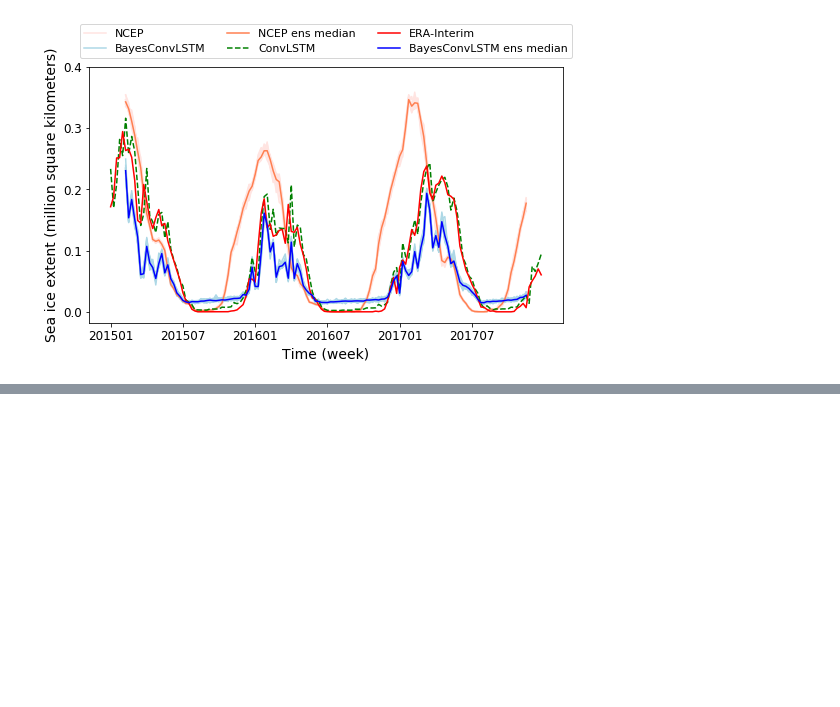
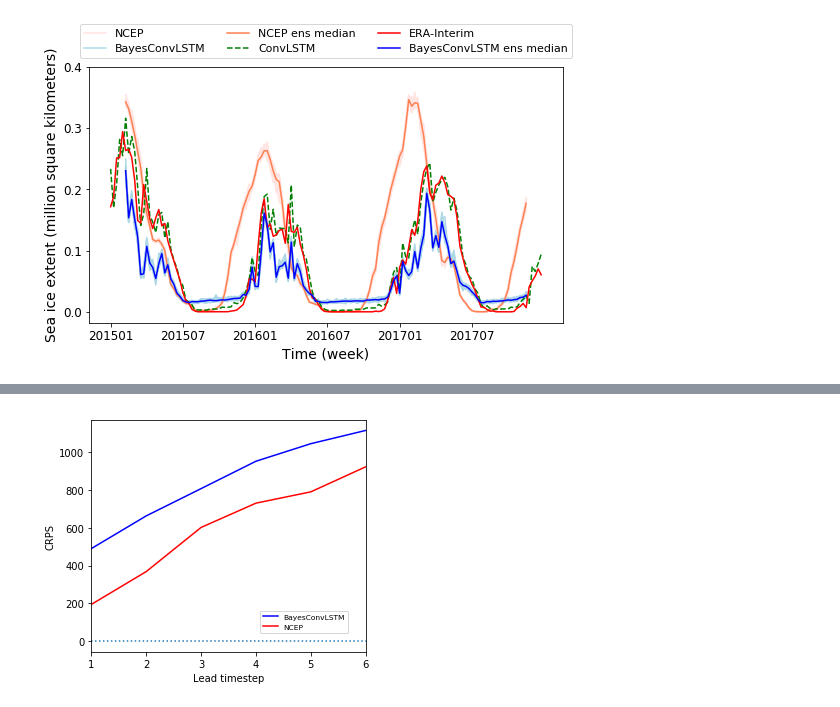
Before and after one commit to geek-yang/DeepArctic, a Jupyter notebook: BayesMap/SenseParam/validAll/map_BayesConvLSTM_SIC_Barents_param_verifyAll_NCEP.ipynb, the cells around one changed output, grey strips where cells are left out. Saved outputs shown, nothing was run; the diff lists cells and outputs as text; code cells hidden in the pictures; blank space fills up the shorter version.

```diff
--- a/BayesMap/SenseParam/validAll/map_BayesConvLSTM_SIC_Barents_param_verifyAll_NCEP.ipynb
+++ b/BayesMap/SenseParam/validAll/map_BayesConvLSTM_SIC_Barents_param_verifyAll_NCEP.ipynb
@@ -846,0 +946,22 @@ Time series of sic at lat 76.75 lon 25.5
+# %%
+    index = np.arange(0, step_lead)
+
+    fig11 = plt.figure()
+    fig11.set_size_inches(4.8, 4, forward=True)
+    # forecast
+    plt.plot(np.arange(1,step_lead+1,1), crps_sie[:], 'b', label='BayesConvLSTM')
+    plt.plot(np.arange(1,step_lead+1,1), crps_sie_NCEP[:], 'r', label='NCEP')
+    plt.axhline(y=0, ls = ':')
+    plt.xticks(np.arange(1,step_lead+1,1))
+    plt.xlim(1, 6)
+    plt.ylabel("CRPS")
+    plt.xlabel("Lead timestep")
+    #plt.ylim(0, 0.021)
+    plt.legend(frameon=True, prop={'size': 7.5}, bbox_to_anchor=(0.6,0.065))
+
+    plt.tight_layout()
+
+    plt.show()
+    fig11.savefig(os.path.join(output_path,'BayesConvLSTM_forecast_NCEP_CRPS_sie.png'),dpi=120)
+# %% [output]
+[figure, added]
```
Also changed, not shown: parts of 7 cells of this notebook.
